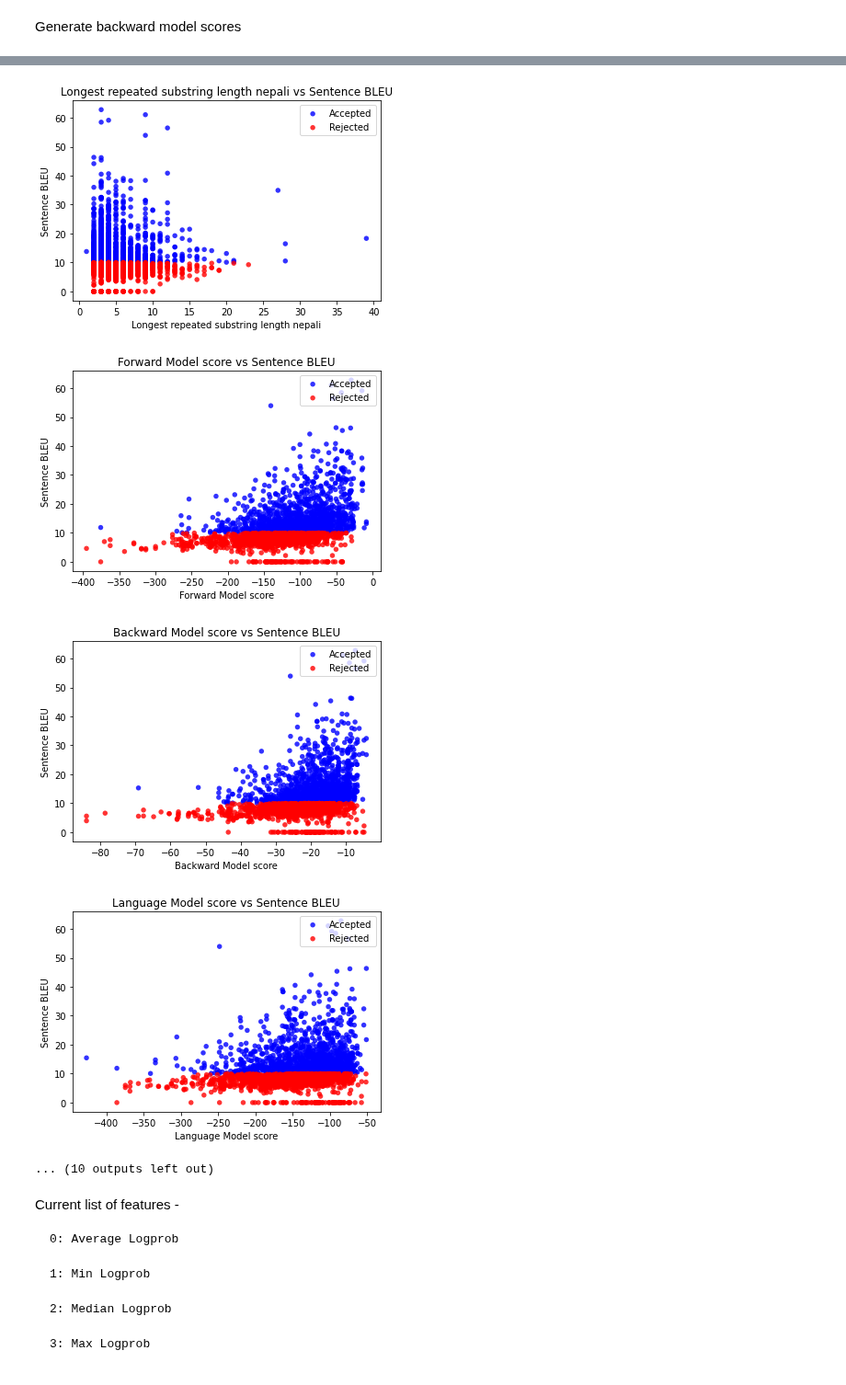
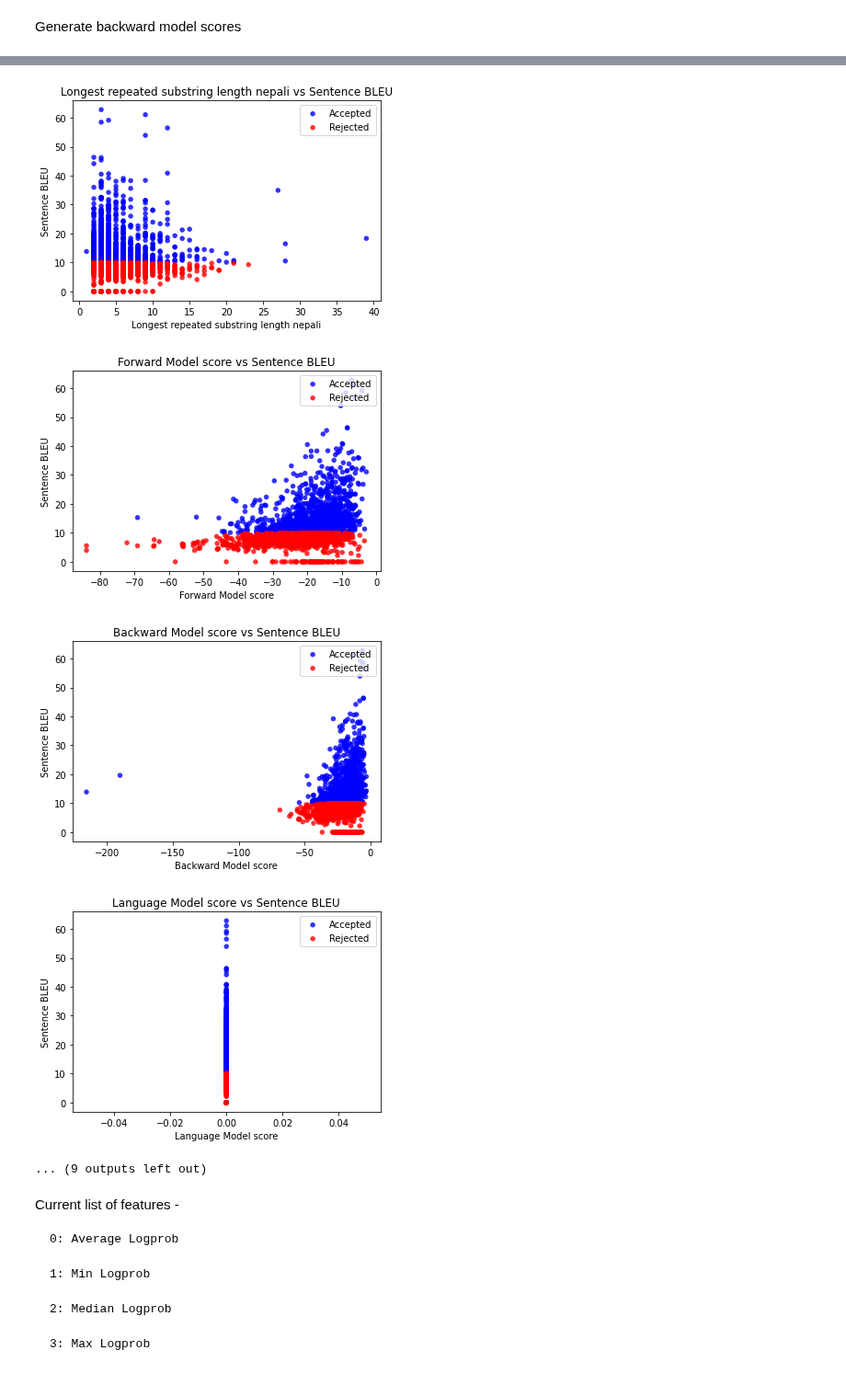
Before and after one commit to DhruvaBansal00/ConfidentMT, a Jupyter notebook: LanguageAnalysis.ipynb, the cells around one changed output, grey strips where cells are left out. Shown at 92% size. Drawn from its saved outputs; the diff is of its cells as text; code cells hidden in the pictures.

Commit message:
Correctly compute forward and backward scores

```diff
--- a/LanguageAnalysis.ipynb
+++ b/LanguageAnalysis.ipynb
@@ -134,11 +137,12 @@ import numpy as np
 
 
 class Translation:
-    def __init__ (self, ref, out, orig, score):
+    def __init__ (self, ref, out, orig, score, trn_id):
         self.reference = ref
         self.translation = out
         self.original = orig
         self.score = score
+        self.trn_id = trn_id
     def __repr__(self):
         return str(self.score)
 
@@ -186,15 +190,16 @@ translations = []
 for lines in zip_longest(*files, fillvalue=''):
     reference, translation, original, stats, sentence_bleu = lines
     sentence_bleu = float(sentence_bleu.split("BLEU4 = ")[1].split(",")[0])
-    stat_nums = [float(i) for i in stats.strip("\n").split(" ")][:-1]
+    stats = stats.strip("\n").split(" ")
+    stat_nums = [float(i) for i in stats][:-2]
     stat_nums.append(sentence_bleu)
-    stat_nums.extend([0,0,0,0,0,float(stats.strip("\n").split(" ")[-1]),0,0,0,0,0,0,0,0,0,0,0])
+    stat_nums.extend([0,0,0,0,0,float(stats[-2]),0,0,0,0,0,0,0,0,0,0,0])
     ###buffer for -> (rare_word_in_en, rare_words_in_ne, ne - en,
     ###longest_repeated_substring_en, longest_repeated_substring_ne,
     ###fw_score, bw_score, lm_score, . and ; in translation, | in original, . and ; minus |,
     ###unigram_count, bigram_count, trigram_count, length of translation, length of source,
     ###ratio between source and translation length)
-    translations.append(Translation(reference, translation, original, stat_nums))
+    translations.append(Translation(reference, translation, original, stat_nums, float(stats[-1])))
 
 
 NMT_ground_truth.close()
@@ -381,13 +386,13 @@ Generate backward model scores
 
 storeTranslationStatistics()
 # %%
-translation_to_index = {}
+id_to_translation = {}
 
 for index in range(len(translations)):
-    if translations[index].original in translation_to_index:
-        translation_to_index[translations[index].original].append(index)
+    if translations[index].trn_id in id_to_translation:
+        id_to_translation[translations[index].trn_id].append(index)
     else:
-        translation_to_index[translations[index].original] = [index]
+        id_to_translation[translations[index].trn_id] = [index]
 
 NMT_ground_truth = open("analysis/ground_truth_sentences.txt", "r")
 NMT_output = open("analysis/translated_sentences.txt", "r")
@@ -395,12 +400,12 @@ NMT_original = open("analysis/original_sentences.txt", "r")
 Sentence_stats = open("analysis/logprob_statistics.txt", "r")
 
 files = [NMT_ground_truth, NMT_output, NMT_original, Sentence_stats]
-translations = []
 
 for lines in zip_longest(*files, fillvalue=''):
     reference, translation, original, stats = lines
-    for index in translation_to_index[reference]:
-        translations[index].score[11] = float(stats.strip("\n").split(" ")[-1])
+    curr_id = float(stats.strip("\n").split(" ")[-1])
+    for index in id_to_translation[curr_id]:
+        translations[index].score[11] = float(stats.strip("\n").split(" ")[-2])
 
 NMT_ground_truth.close()
 NMT_output.close()
@@ -454,46 +459,45 @@ index_to_label = {0: "Average Logprob", 1: "Min Logprob", 2: "Median Logprob",
                   13: "Number of . and : in Translation", 14:"Number of | in Source",
                   15:"| in Source - . and : in Translation", 16: "Max unigram count in translation",
                   17: "Max bigram count in translation", 18: "Max trigram count in translation",
-                  19: "Translation Length", 20: "Source length", 21: "Ratio between source and translation length",
-                  22: "Number of tokens"}
-indices = [0, 1, 2, 3, 5, 6, 7, 8, 9, 10, 11, 12, 13, 14, 15, 16, 17, 18, 19, 20, 21, 22]
+                  19: "Translation Length", 20: "Source length", 21: "Ratio between source and translation length"}
+indices = [0, 1, 2, 3, 5, 6, 7, 8, 9, 10, 11, 12, 13, 14, 15, 16, 17, 18, 19, 20, 21]
 
 for i in indices:
     accepted_set_stats = [[],[]]
     rejected_set_stats = [[],[]]
     for translation in translations:
         if translation.score[4] > acceptedThreshold:
             accepted_set_stats[0].append(translation.score[i])
             accepted_set_stats[1].append(translation.score[4])
         else:
             rejected_set_stats[0].append(translation.score[i])
             rejected_set_stats[1].append(translation.score[4])
 
     fig = plt.figure()
     ax = fig.add_subplot(1, 1, 1)
 
     ax.scatter(accepted_set_stats[0], accepted_set_stats[1], alpha=0.8, c="blue", edgecolors='none', s=30, label="Accepted")
     ax.scatter(rejected_set_stats[0], rejected_set_stats[1], alpha=0.8, c="red", edgecolors='none', s=30, label="Rejected")
 
     plt.xlabel(index_to_label[i])
     plt.ylabel('Sentence BLEU')
     plt.title(index_to_label[i] + ' vs Sentence BLEU')
     plt.legend(loc=1)
     plt.show()
 # %% [output]
 [figure]
 [figure]
 [figure]
 [figure]
 [figure]
 [figure]
 [figure]
 [figure]
 [figure]
-[figure, old version]
+[figure, new version]
-[figure, old version]
+[figure, new version]
-[figure, old version]
+[figure, new version]
-... (10 outputs left out)
+... (9 outputs left out)
 # %% [markdown]
 Current list of features -
 
```
Also changed, not shown: parts of 5 cells of this notebook.
